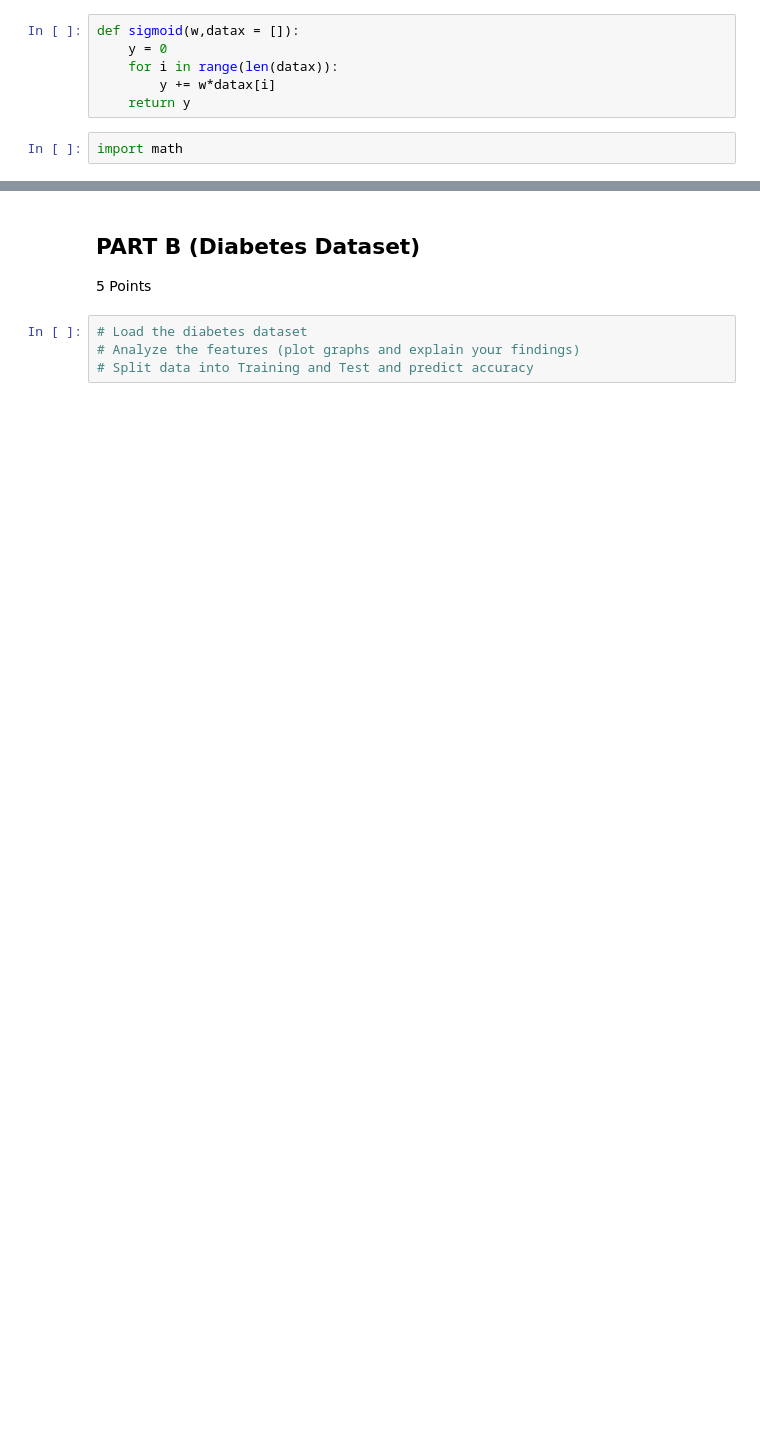
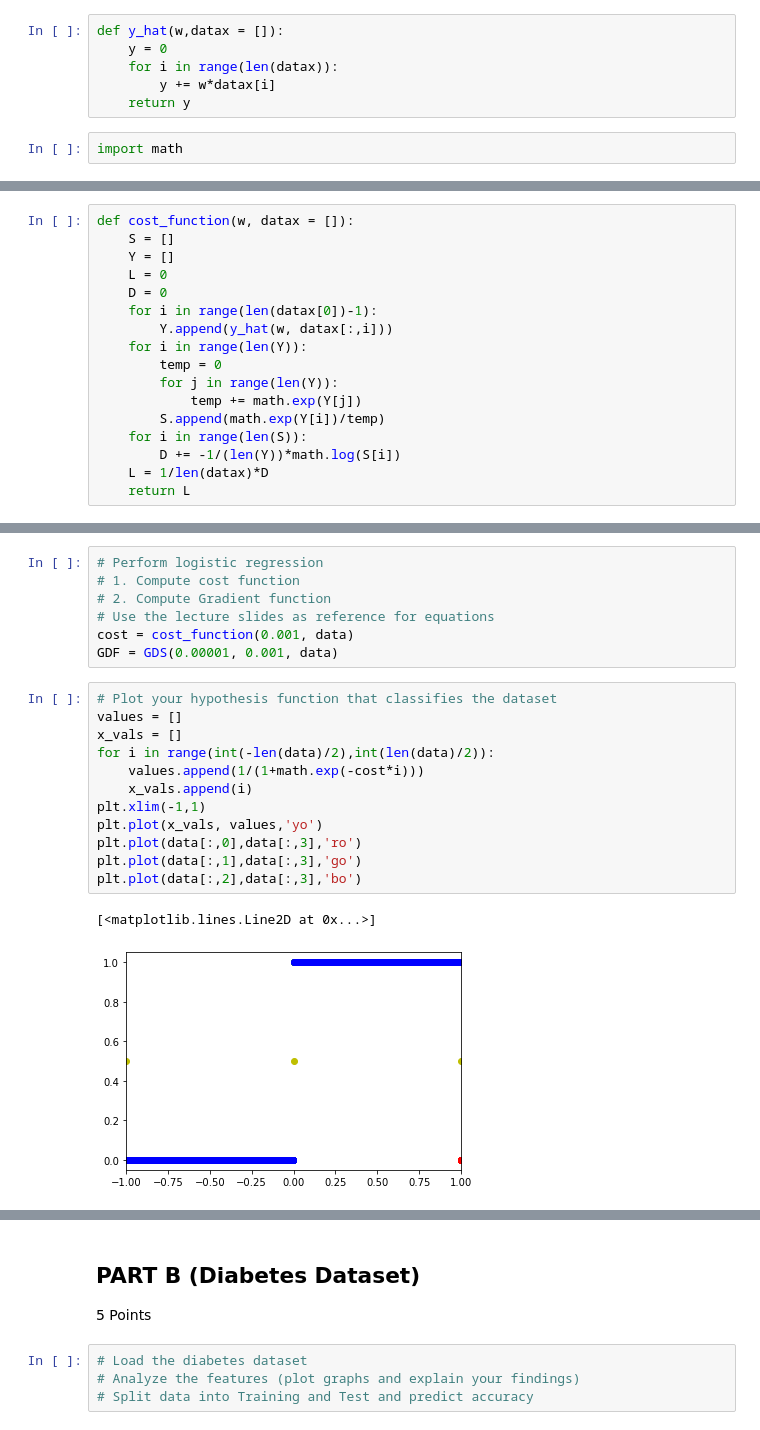
Before and after one commit to nmannan97/CMPE257_HW3, a Jupyter notebook: HW3.ipynb, the cells around one changed output, grey strips where cells are left out. Drawn from its saved outputs; the diff is of its cells as text; blank space fills up the shorter version.

```diff
--- a/HW3.ipynb
+++ b/HW3.ipynb
@@ -62,7 +62,7 @@ plt.plot(data[:,2],data[:,3],'bo')
 [<matplotlib.lines.Line2D at 0x...>]
 [figure]
 # %%
-def sigmoid(w,datax = []):
+def y_hat(w,datax = []):
     y = 0
     for i in range(len(datax)):
         y += w*datax[i]
@@ -105,0 +72,17 @@ print(D)
+# %%
+def cost_function(w, datax = []):
+    S = []
+    Y = []
+    L = 0
+    D = 0
+    for i in range(len(datax[0])-1):
+        Y.append(y_hat(w, datax[:,i]))
+    for i in range(len(Y)):
+        temp = 0
+        for j in range(len(Y)):
+            temp += math.exp(Y[j])
+        S.append(math.exp(Y[i])/temp)
+    for i in range(len(S)):
+        D += -1/(len(Y))*math.log(S[i])
+    L = 1/len(datax)*D
+    return L
@@ -105,0 +106,22 @@ print(D)
+# %%
+# Perform logistic regression
+# 1. Compute cost function
+# 2. Compute Gradient function
+# Use the lecture slides as reference for equations
+cost = cost_function(0.001, data)
+GDF = GDS(0.00001, 0.001, data)
+# %%
+# Plot your hypothesis function that classifies the dataset
+values = []
+x_vals = []
+for i in range(int(-len(data)/2),int(len(data)/2)):
+    values.append(1/(1+math.exp(-cost*i)))
+    x_vals.append(i)
+plt.xlim(-1,1)
+plt.plot(x_vals, values,'yo')
+plt.plot(data[:,0],data[:,3],'ro')
+plt.plot(data[:,1],data[:,3],'go')
+plt.plot(data[:,2],data[:,3],'bo')
+# %% [output]
+[<matplotlib.lines.Line2D at 0x...>]
+[figure, added]
```
Also changed, not shown: parts of 7 cells of this notebook.
